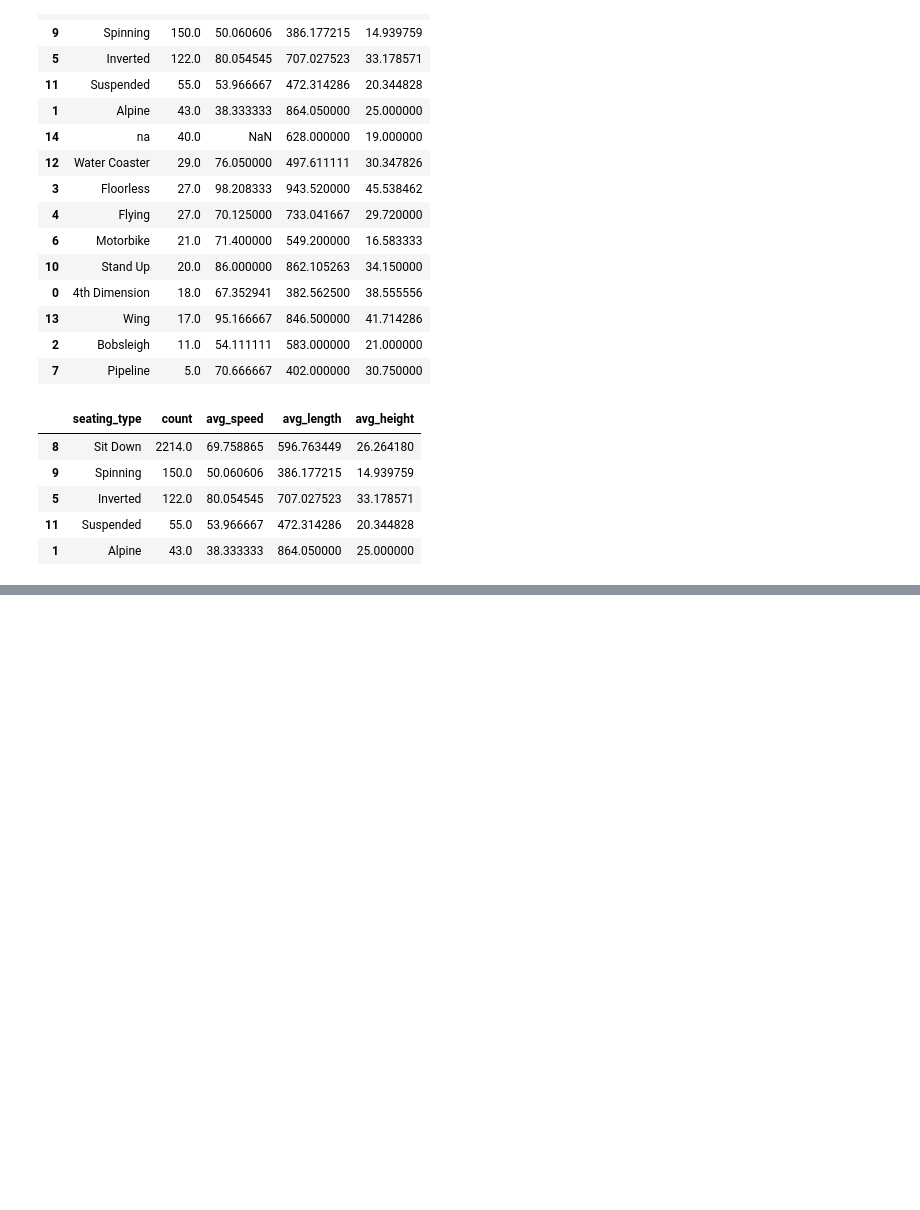
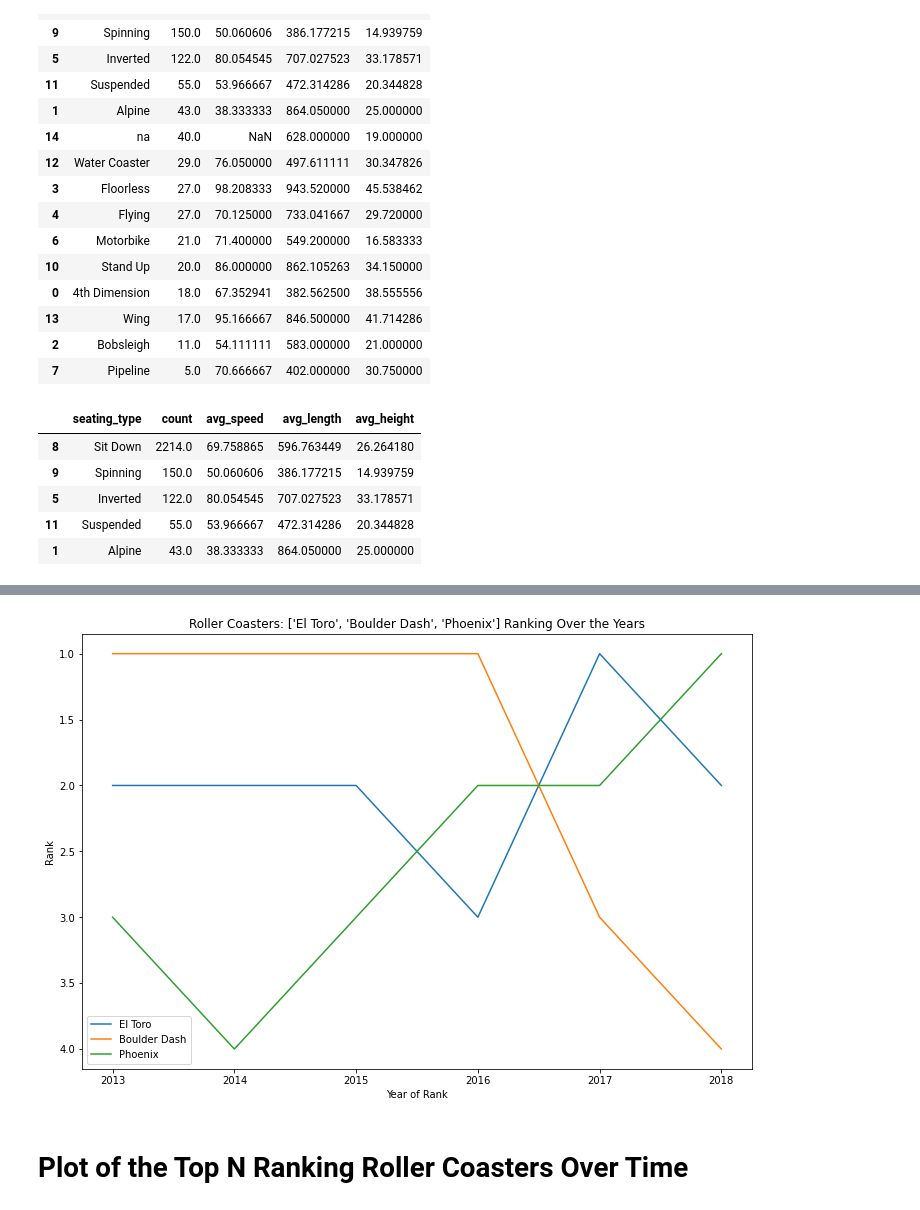
Before and after one commit to princeKike27/Roller-Coaster, a Jupyter notebook: Roller_Coaster.ipynb, the cells around one changed output, grey strips where cells are left out. Cells and saved outputs as stored; diff of their text form; code cells hidden in the pictures; blank space fills up the shorter version.

```diff
--- a/Roller_Coaster.ipynb
+++ b/Roller_Coaster.ipynb
@@ -320,0 +257,16 @@ top_5_seating_plot = seating_plot(top_5_seating)
+# %%
+# standarize wood suppliers
+
+for index in df_wood.index:
+  if df_wood.loc[index, 'Supplier'] == 'Dinn/PTC-Schmeck':
+    df_wood.loc[index, 'Supplier'] = 'Dinn-PTC/Schmeck'
+  elif df_wood.loc[index, 'Supplier'] == 'Wright, Blackpool':
+    df_wood.loc[index, 'Supplier'] = 'Wright/Blackpool'
+  elif df_wood.loc[index, 'Supplier'] == 'M&V/The Gravity Group':
+    df_wood.loc[index, 'Supplier'] = 'M&V/Gravity Group'
+  elif df_wood.loc[index, 'Supplier'] == 'PTC/Schmeck-Dinn':
+    df_wood.loc[index, 'Supplier'] = 'Dinn-PTC/Schmeck'
+  elif df_wood.loc[index, 'Supplier'] == 'Allen/PTC':
+    df_wood.loc[index, 'Supplier'] = 'PTC/Allen'
+  elif df_wood.loc[index, 'Supplier'] == 'Summers-KECO':
+    df_wood.loc[index, 'Supplier'] = 'Summers/KECO'
@@ -320,0 +397,29 @@ top_5_seating_plot = seating_plot(top_5_seating)
+# %%
+# function to plot the ranks of roller coasters on a ranking df
+def plot_coasters_ranking(rank_df, coasters, parks):
+  # counter to go to each element of the park list
+  parks_counter = 0
+
+  plt.figure(figsize=(12, 8))
+  ax = plt.subplot()
+  # plot a linegraph for each roller coaster in the list
+  for coaster in coasters:
+    # store the info of coaster and the park in a df
+    df_park = rank_df[(rank_df['Name'] == coaster) & (rank_df['Park'] == parks[parks_counter])]
+    sns.lineplot(data=df_park, x='Year of Rank', y='Rank', label=coaster)
+    # increase park counter
+    parks_counter += 1
+  # invert y axis
+  ax.invert_yaxis()
+  plt.title(f'Roller Coasters: {coasters} Ranking Over the Years')
+  plt.show()
+# %%
+# test function
+coasters = ['El Toro', 'Boulder Dash', 'Phoenix']
+parks = ['Six Flags Great Adventure', 'Lake Compounce', 'Knoebels Amusement Resort']
+
+roller_coasters_rank = plot_coasters_ranking(df_wood, coasters, parks)
+# %% [output]
+[figure, added]
+# %% [markdown]
+# Plot of the Top N Ranking Roller Coasters Over Time
```
Also changed, not shown: parts of 35 cells of this notebook.
